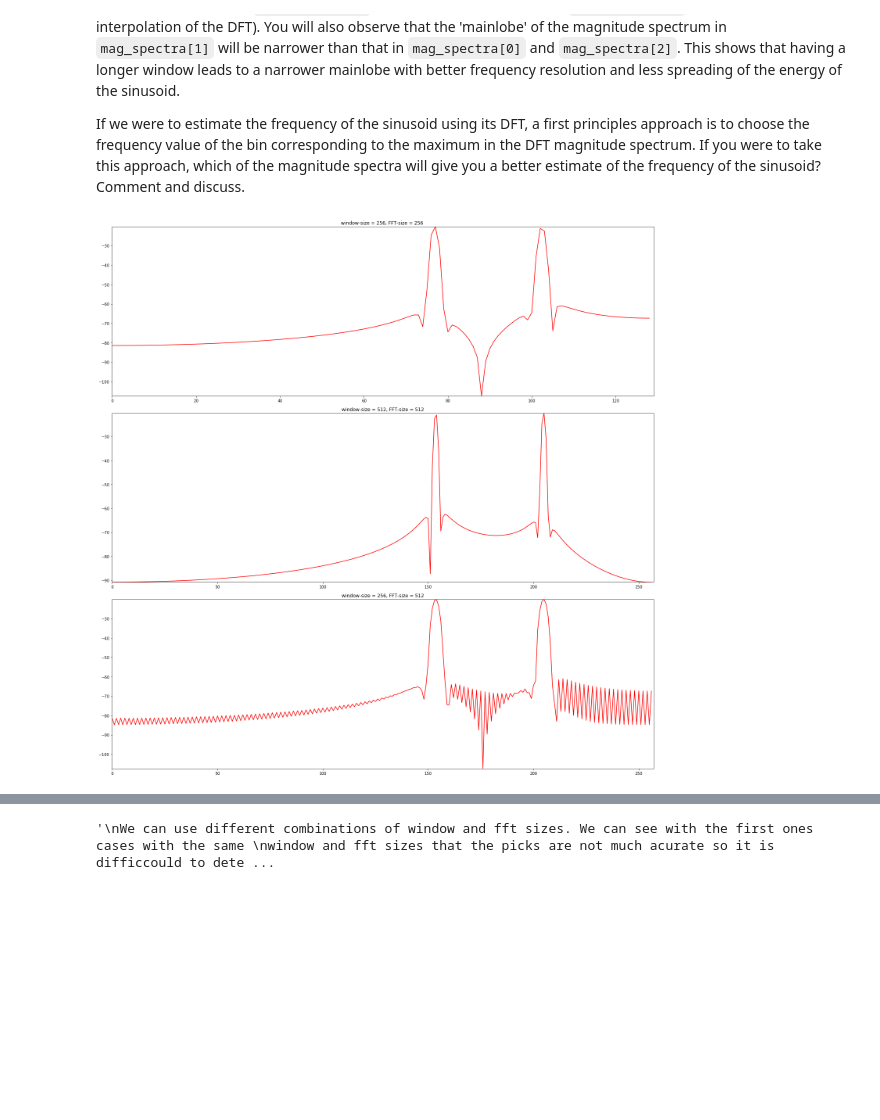
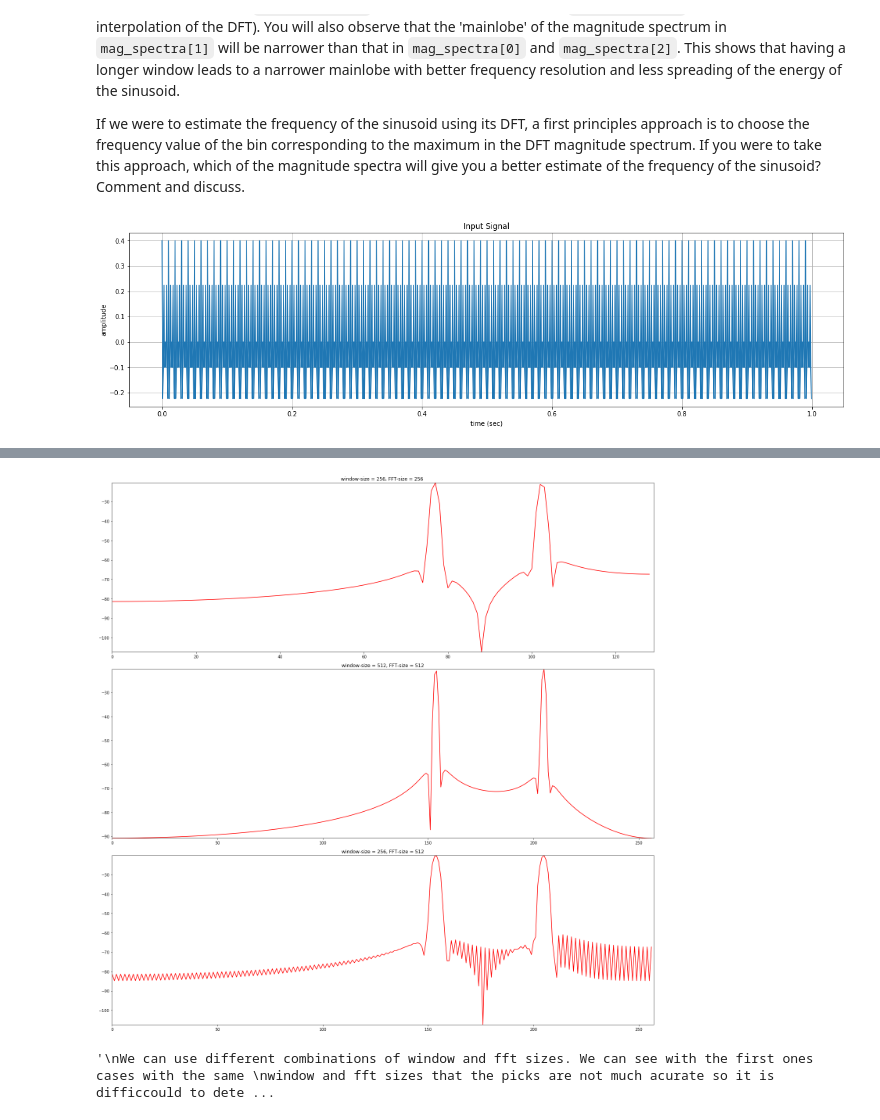
Before and after one commit to mariocastella/sms-tools, a Jupyter notebook: workspace/E3-Fourier-properties.ipynb, the cells around one changed output, grey strips where cells are left out. Cells and saved outputs as stored; diff of their text form; code cells hidden in the pictures; blank space fills up the shorter version.

```diff
--- a/workspace/E3-Fourier-properties.ipynb
+++ b/workspace/E3-Fourier-properties.ipynb
@@ -387,28 +387,39 @@ If we were to estimate the frequency of the sinusoid using its DFT, a first prin
 # %%
 # E3 - 4.2: Compute, plot, and play the input signal proposed above, call the function zp_fft_size_expt(), and plot
 # the outputs
+import IPython.display as ipd
+
 fs = 1000
 n = np.arange(0,1.,1./fs)
 x = .2*np.cos(2*np.pi*300*n)+.2*np.cos(2*np.pi*600*n)
+plt.figure(1, figsize=(20, 5))
+plt.plot(n, x)
+plt.title('Input Signal')
+plt.xlabel('time (sec)')
+plt.ylabel('amplitude')
+plt.grid(True)
+plt.show()
+
+ipd.display(ipd.Audio(data=x, rate=fs))
+
 mX = zp_fft_size_expt(x)
-
 plt.figure(1, figsize=(20, 20))
 plt.subplot(3,1,1)
 plt.plot(np.arange(mX[0].size), mX[0], 'r', lw=1.5)
 plt.axis([0,mX[0].size,min(mX[0]),max(mX[0])])
 plt.title ('window-size = 256, FFT-size = 256 ')
 
 plt.subplot(3,1,2)
 plt.plot(np.arange(mX[1].size), mX[1], 'r', lw=1.5)
 plt.axis([0,mX[1].size,min(mX[1]),max(mX[1])])
 plt.title ('window-size = 512, FFT-size = 512')
 
 plt.subplot(3,1,3)
 plt.plot(np.arange(mX[2].size), mX[2], 'r', lw=1.5)
 plt.axis([0,mX[2].size,min(mX[2]),max(mX[2])])
 plt.title ('window-size = 256, FFT-size = 512')
 
 plt.tight_layout()
 plt.show()
 # %% [output]
-[figure, old version]
+[figure, new version]
@@ -415,3 +427,4 @@ plt.show()
+[figure, added]
 # %%
 # E3 - 4.3: Explain the results of Part 4
 """
```
Also changed, not shown: parts of 1 cell of this notebook, 1 other file.
